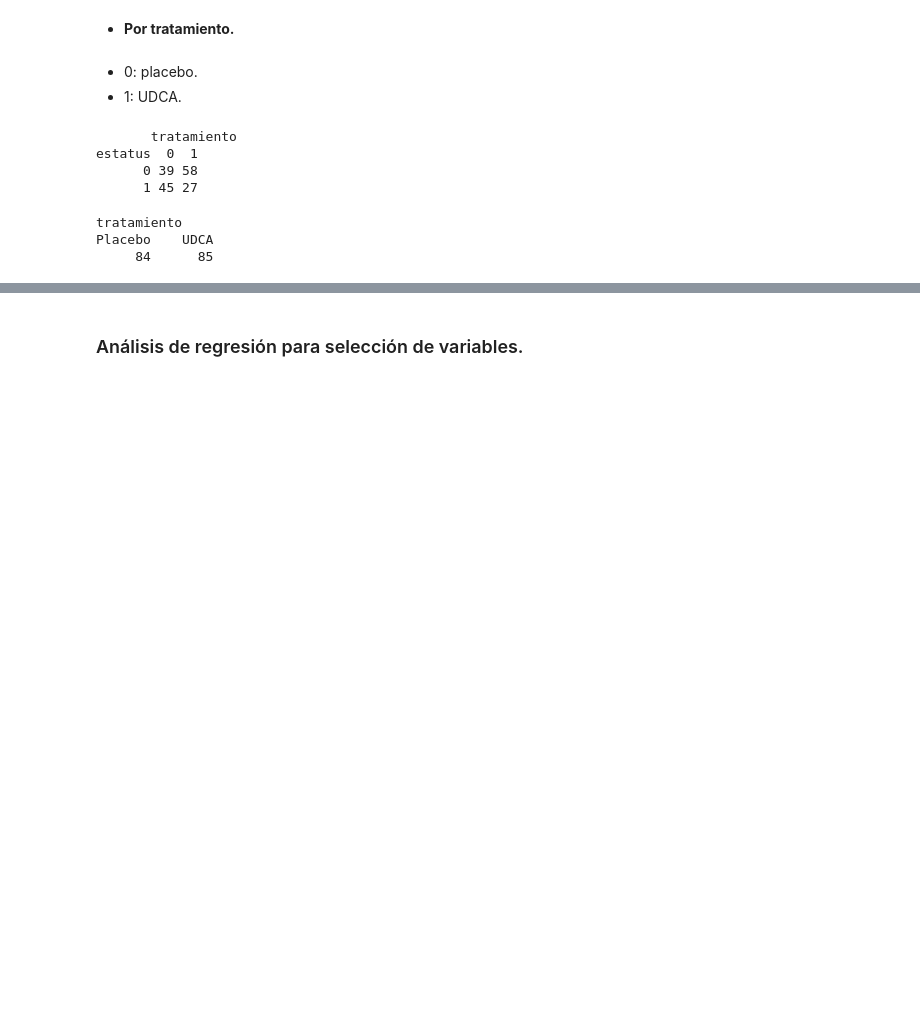
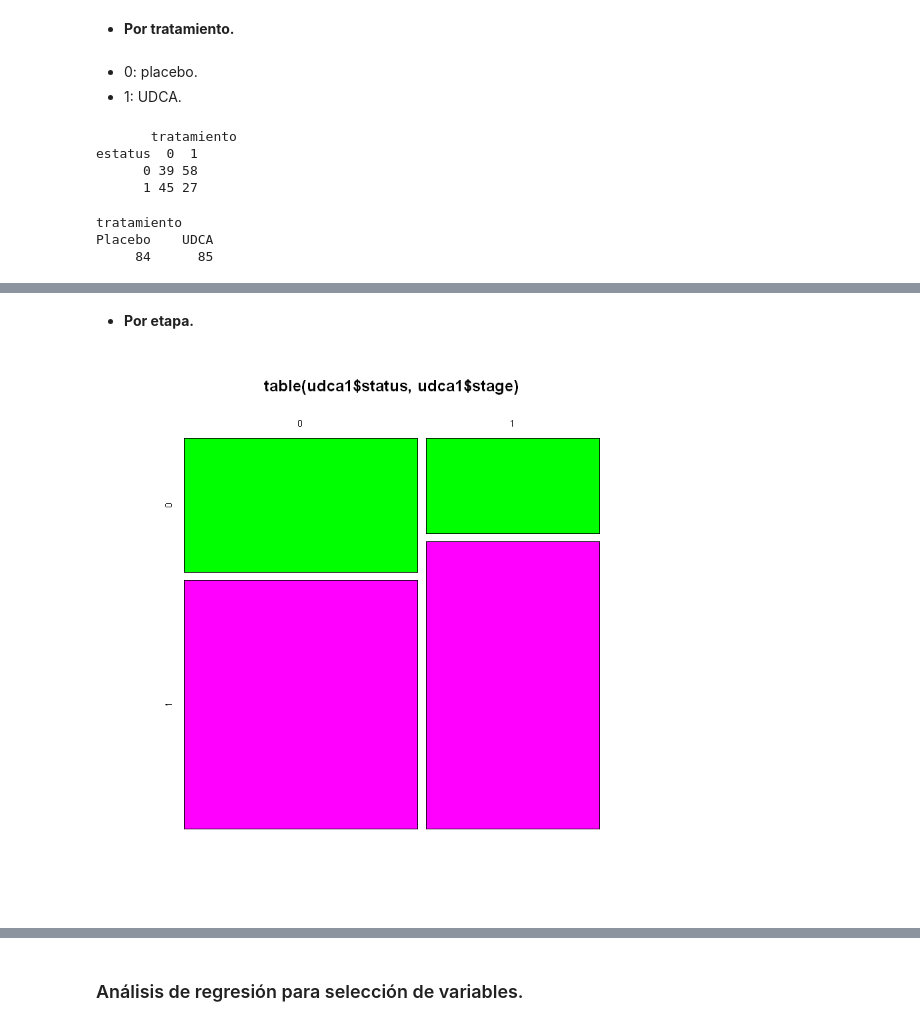
Before and after one commit to EmmanuelGalvan/EstadisticaAplicada, a Jupyter notebook: Ejercicios/Proyecto 2.ipynb, the cells around one changed output, grey strips where cells are left out. Drawn from its saved outputs; the diff is of its cells as text; code cells hidden in the pictures; blank space fills up the shorter version.

```diff
--- a/Ejercicios/Proyecto 2.ipynb
+++ b/Ejercicios/Proyecto 2.ipynb
@@ -156,0 +165,6 @@ pie(table(tratamiento),
+# %% [markdown]
+* **Por etapa.**
+# %%
+mosaicplot(table(udca1$status,udca1$stage), color=c("green", "magenta"))
+# %% [output]
+[figure, added]
```
Also changed, not shown: parts of 72 cells of this notebook.
